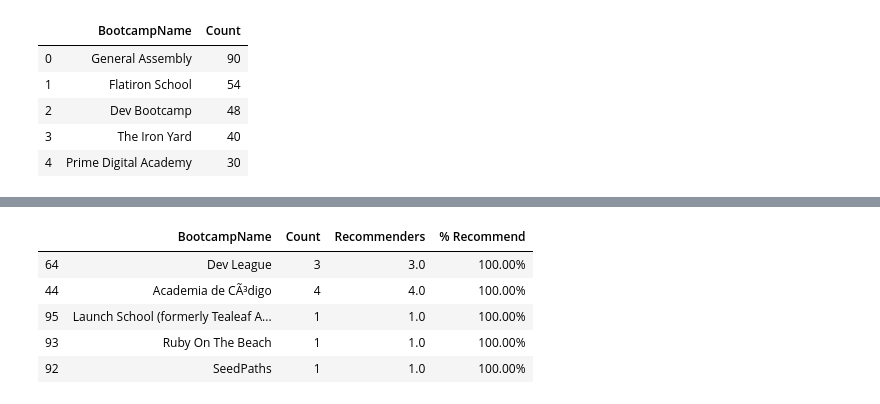
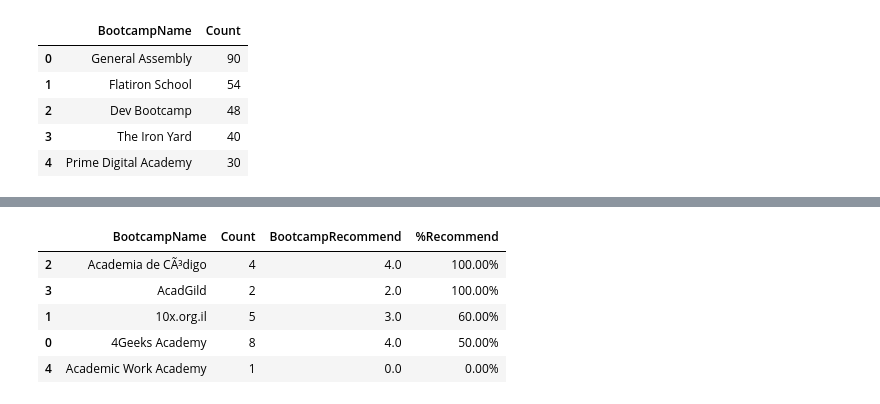
Before and after one commit to pariyapariya/pariya_GW_HW_Pandas, a Jupyter notebook: Mini-Project/Mini-Project-Part-2/project_part_two.ipynb, the cells around one changed output, grey strips where cells are left out. Drawn from its saved outputs; the diff is of its cells as text; code cells hidden in the pictures.

```diff
--- a/Mini-Project/Mini-Project-Part-2/project_part_two.ipynb
+++ b/Mini-Project/Mini-Project-Part-2/project_part_two.ipynb
@@ -70,0 +100,10 @@ import pandas as pd
+# %%
+# extract only BootcampRecommend out
+recommender = groupby_name["BootcampRecommend"]
+total_rec = recommender.sum().head()
+# %%
+# convert SeriesGroupby to DataFrame
+recommender_df = pd.DataFrame(total_rec)
+recommender_df = recommender_df.reset_index()
+recommender_df.rename(columns = {"BootcampRecommend":"Recommenders"})
+recommender_df.head()
@@ -71,3 +117,5 @@ import pandas as pd
 # %%
 # Merge the two created data frames on the name of tbe bootcamp
+sub_merge = pd.merge(bc_name, recommender_df, on="BootcampName", how="right")
+sub_merge.head()
 # %% [output]
@@ -79,0 +128,4 @@ import pandas as pd
+# %%
+# Calculate percentage of each bootcamp's students who are recommenders
+sub_merge["%Recommend"] = (sub_merge["BootcampRecommend"] / sub_merge["Count"]) * 100
+sub_merge.head()
@@ -80,16 +139,21 @@ import pandas as pd
 # %%
-# Calculate percentage of each bootcamp's students who are recommenders
 # Think of what should be the numerator and the demoninator
 
+
 # Sort results in descending order
+sort_sub_merge = sub_merge.sort_values(["%Recommend"], ascending=False)
+
 
 # Format for percentages
+sort_sub_merge["%Recommend"] = sort_sub_merge["%Recommend"].map("{:,.2f}%".format)
+
+sort_sub_merge.head()
 # %% [output]
-|  | BootcampName | Count | Recommenders | % Recommend |
-| 64 | Dev League | 3 | 3.0 | 100.00% |
-| 44 | Academia de CÃ³digo | 4 | 4.0 | 100.00% |
-| 95 | Launch School (formerly Tealeaf A... | 1 | 1.0 | 100.00% |
-| 93 | Ruby On The Beach | 1 | 1.0 | 100.00% |
-| 92 | SeedPaths | 1 | 1.0 | 100.00% |
+|  | BootcampName | Count | BootcampRecommend | %Recommend |
+| 2 | Academia de CÃ³digo | 4 | 4.0 | 100.00% |
+| 3 | AcadGild | 2 | 2.0 | 100.00% |
+| 1 | 10x.org.il | 5 | 3.0 | 60.00% |
+| 0 | 4Geeks Academy | 8 | 4.0 | 50.00% |
+| 4 | Academic Work Academy | 1 | 0.0 | 0.00% |
 # %%
 # Export to excel and remove index
```
Also changed, not shown: parts of 14 cells of this notebook, 3 other files.
